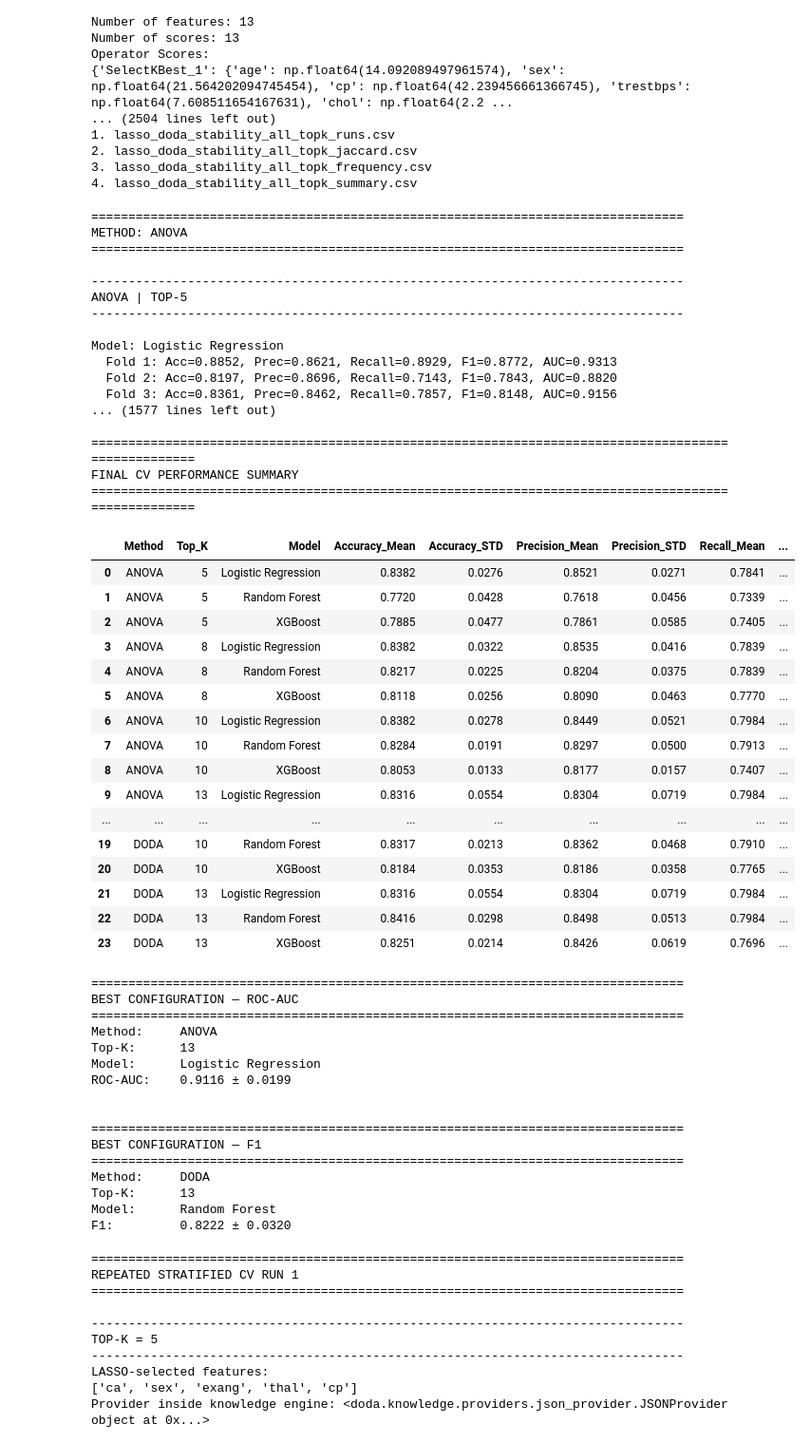
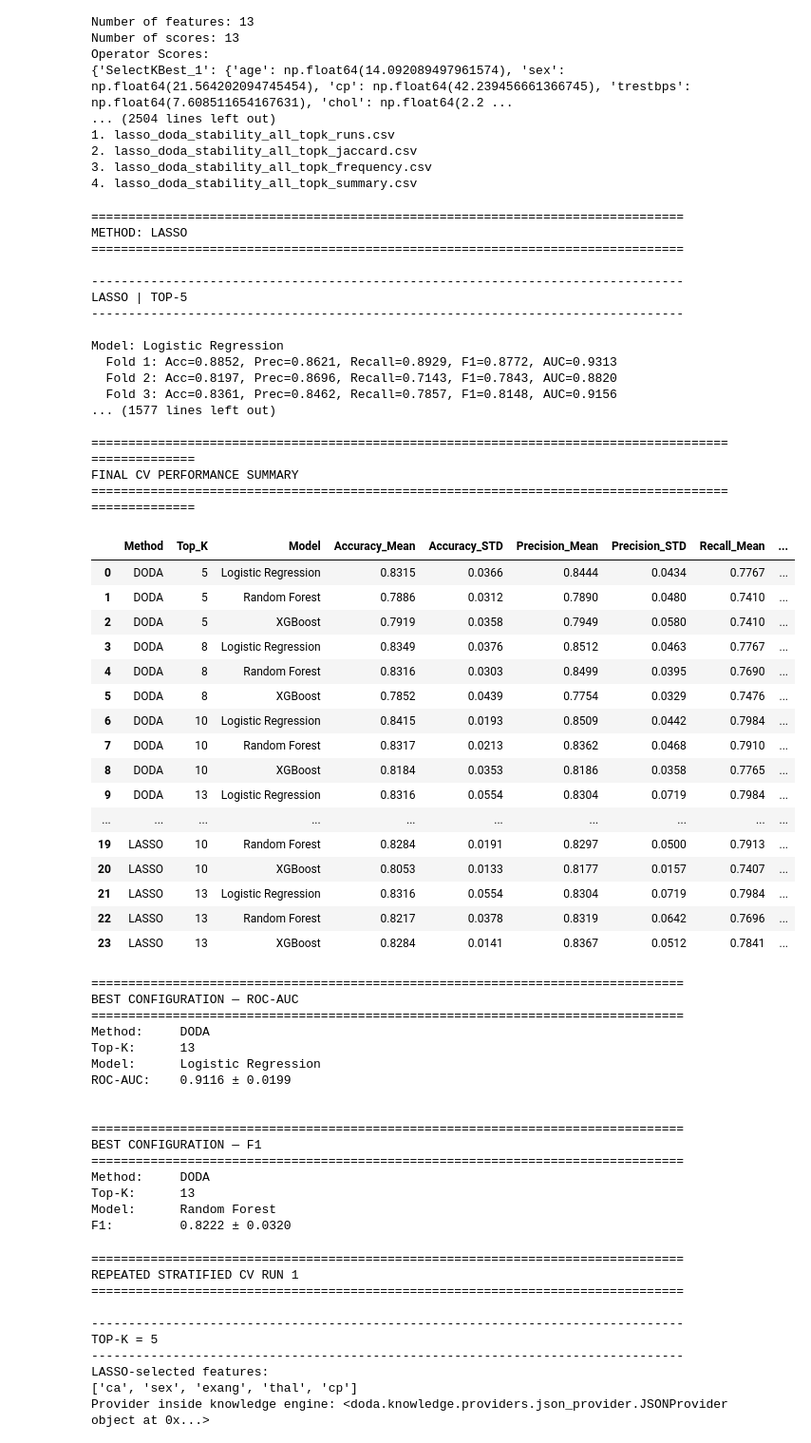
Before and after one commit to anandha-3679/msc_research, a Jupyter notebook: notebooks/anandha/heartdisease/heartdisease_lasso.ipynb, the cells around one changed output. Shown at 95% size. Drawn from its saved outputs; the diff is of its cells as text; code cells hidden in the pictures.

```diff
--- a/notebooks/anandha/heartdisease/heartdisease_lasso.ipynb
+++ b/notebooks/anandha/heartdisease/heartdisease_lasso.ipynb
@@ -1815,7 +1815,7 @@ models = {
 # MAIN EXPERIMENT
 # ============================================================
 
-for method in ["ANOVA", "DODA"]:
+for method in ["LASSO", "DODA"]:
 
     print("\n")
     print("=" * 80)
@@ -1872,7 +1872,7 @@ for method in ["ANOVA", "DODA"]:
                 # FEATURE SELECTION
                 # ====================================================
 
-                if method == "ANOVA":
+                if method == "LASSO":
 
                     selector = SelectKBest(
                         score_func=f_classif,
@@ -2212,55 +2212,55 @@ print(
 print(
     f"Top-K:      {int(best_f1['Top_K'])}"
 )
 
 print(
     f"Model:      {best_f1['Model']}"
 )
 
 print(
     f"F1:         "
     f"{best_f1['F1_Mean']:.4f} "
     f"± {best_f1['F1_STD']:.4f}"
 )
 # %% [output]
 ================================================================================
-METHOD: ANOVA
+METHOD: LASSO
 ================================================================================
 
 --------------------------------------------------------------------------------
-ANOVA | TOP-5
+LASSO | TOP-5
 --------------------------------------------------------------------------------
 
 Model: Logistic Regression
   Fold 1: Acc=0.8852, Prec=0.8621, Recall=0.8929, F1=0.8772, AUC=0.9313
   Fold 2: Acc=0.8197, Prec=0.8696, Recall=0.7143, F1=0.7843, AUC=0.8820
   Fold 3: Acc=0.8361, Prec=0.8462, Recall=0.7857, F1=0.8148, AUC=0.9156
 ... (1577 lines left out)
 
 ====================================================================================================
 FINAL CV PERFORMANCE SUMMARY
 ====================================================================================================
 |  | Method | Top_K | Model | Accuracy_Mean | Accuracy_STD | Precision_Mean | Precision_STD | Recall_Mean | ... |
-| 0 | ANOVA | 5 | Logistic Regression | 0.8382 | 0.0276 | 0.8521 | 0.0271 | 0.7841 | ... |
-| 1 | ANOVA | 5 | Random Forest | 0.7720 | 0.0428 | 0.7618 | 0.0456 | 0.7339 | ... |
-| 2 | ANOVA | 5 | XGBoost | 0.7885 | 0.0477 | 0.7861 | 0.0585 | 0.7405 | ... |
-| 3 | ANOVA | 8 | Logistic Regression | 0.8382 | 0.0322 | 0.8535 | 0.0416 | 0.7839 | ... |
-| 4 | ANOVA | 8 | Random Forest | 0.8217 | 0.0225 | 0.8204 | 0.0375 | 0.7839 | ... |
-| 5 | ANOVA | 8 | XGBoost | 0.8118 | 0.0256 | 0.8090 | 0.0463 | 0.7770 | ... |
-| 6 | ANOVA | 10 | Logistic Regression | 0.8382 | 0.0278 | 0.8449 | 0.0521 | 0.7984 | ... |
-| 7 | ANOVA | 10 | Random Forest | 0.8284 | 0.0191 | 0.8297 | 0.0500 | 0.7913 | ... |
-| 8 | ANOVA | 10 | XGBoost | 0.8053 | 0.0133 | 0.8177 | 0.0157 | 0.7407 | ... |
-| 9 | ANOVA | 13 | Logistic Regression | 0.8316 | 0.0554 | 0.8304 | 0.0719 | 0.7984 | ... |
+| 0 | DODA | 5 | Logistic Regression | 0.8315 | 0.0366 | 0.8444 | 0.0434 | 0.7767 | ... |
+| 1 | DODA | 5 | Random Forest | 0.7886 | 0.0312 | 0.7890 | 0.0480 | 0.7410 | ... |
+| 2 | DODA | 5 | XGBoost | 0.7919 | 0.0358 | 0.7949 | 0.0580 | 0.7410 | ... |
+| 3 | DODA | 8 | Logistic Regression | 0.8349 | 0.0376 | 0.8512 | 0.0463 | 0.7767 | ... |
+| 4 | DODA | 8 | Random Forest | 0.8316 | 0.0303 | 0.8499 | 0.0395 | 0.7690 | ... |
+| 5 | DODA | 8 | XGBoost | 0.7852 | 0.0439 | 0.7754 | 0.0329 | 0.7476 | ... |
+| 6 | DODA | 10 | Logistic Regression | 0.8415 | 0.0193 | 0.8509 | 0.0442 | 0.7984 | ... |
+| 7 | DODA | 10 | Random Forest | 0.8317 | 0.0213 | 0.8362 | 0.0468 | 0.7910 | ... |
+| 8 | DODA | 10 | XGBoost | 0.8184 | 0.0353 | 0.8186 | 0.0358 | 0.7765 | ... |
+| 9 | DODA | 13 | Logistic Regression | 0.8316 | 0.0554 | 0.8304 | 0.0719 | 0.7984 | ... |
 | ... | ... | ... | ... | ... | ... | ... | ... | ... | ... |
-| 19 | DODA | 10 | Random Forest | 0.8317 | 0.0213 | 0.8362 | 0.0468 | 0.7910 | ... |
-| 20 | DODA | 10 | XGBoost | 0.8184 | 0.0353 | 0.8186 | 0.0358 | 0.7765 | ... |
-| 21 | DODA | 13 | Logistic Regression | 0.8316 | 0.0554 | 0.8304 | 0.0719 | 0.7984 | ... |
-| 22 | DODA | 13 | Random Forest | 0.8416 | 0.0298 | 0.8498 | 0.0513 | 0.7984 | ... |
-| 23 | DODA | 13 | XGBoost | 0.8251 | 0.0214 | 0.8426 | 0.0619 | 0.7696 | ... |
+| 19 | LASSO | 10 | Random Forest | 0.8284 | 0.0191 | 0.8297 | 0.0500 | 0.7913 | ... |
+| 20 | LASSO | 10 | XGBoost | 0.8053 | 0.0133 | 0.8177 | 0.0157 | 0.7407 | ... |
+| 21 | LASSO | 13 | Logistic Regression | 0.8316 | 0.0554 | 0.8304 | 0.0719 | 0.7984 | ... |
+| 22 | LASSO | 13 | Random Forest | 0.8217 | 0.0378 | 0.8319 | 0.0642 | 0.7696 | ... |
+| 23 | LASSO | 13 | XGBoost | 0.8284 | 0.0141 | 0.8367 | 0.0512 | 0.7841 | ... |
 ================================================================================
 BEST CONFIGURATION — ROC-AUC
 ================================================================================
-Method:     ANOVA
+Method:     DODA
 Top-K:      13
 Model:      Logistic Regression
 ROC-AUC:    0.9116 ± 0.0199
```
Also changed, not shown: parts of 2 cells of this notebook.
